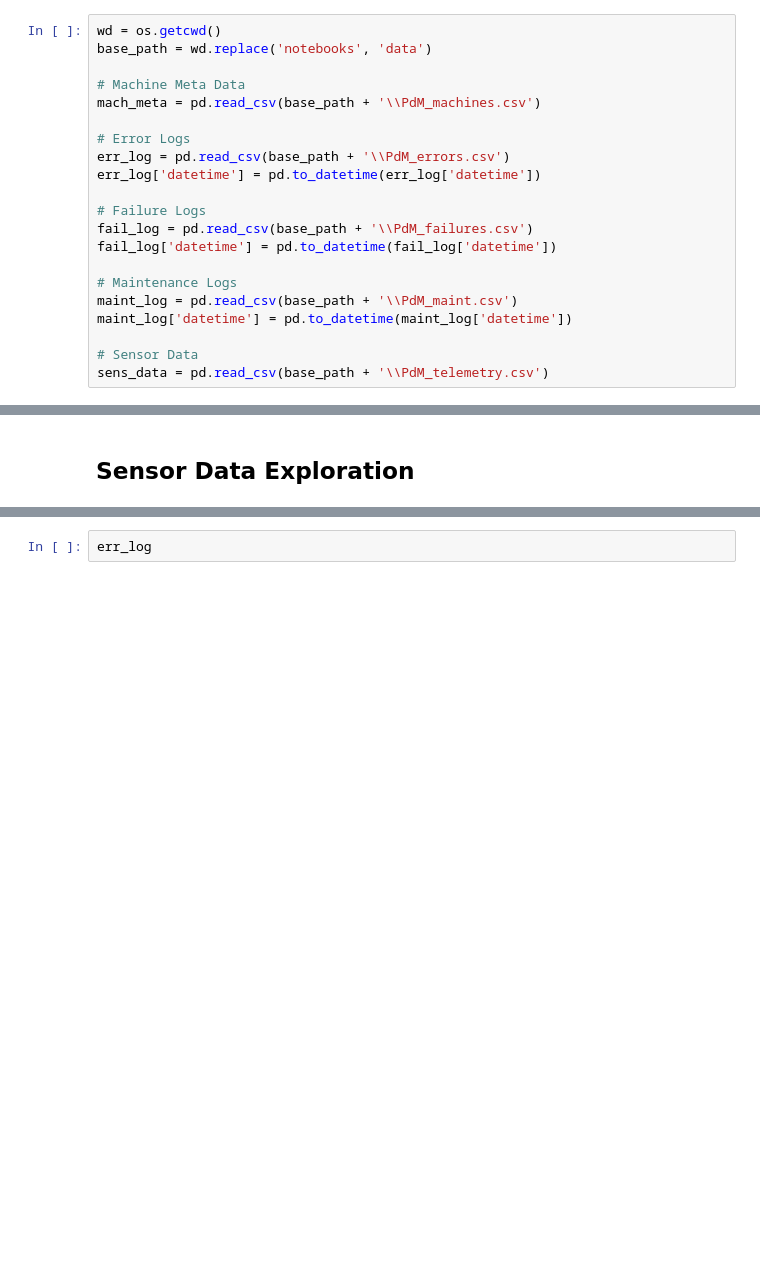
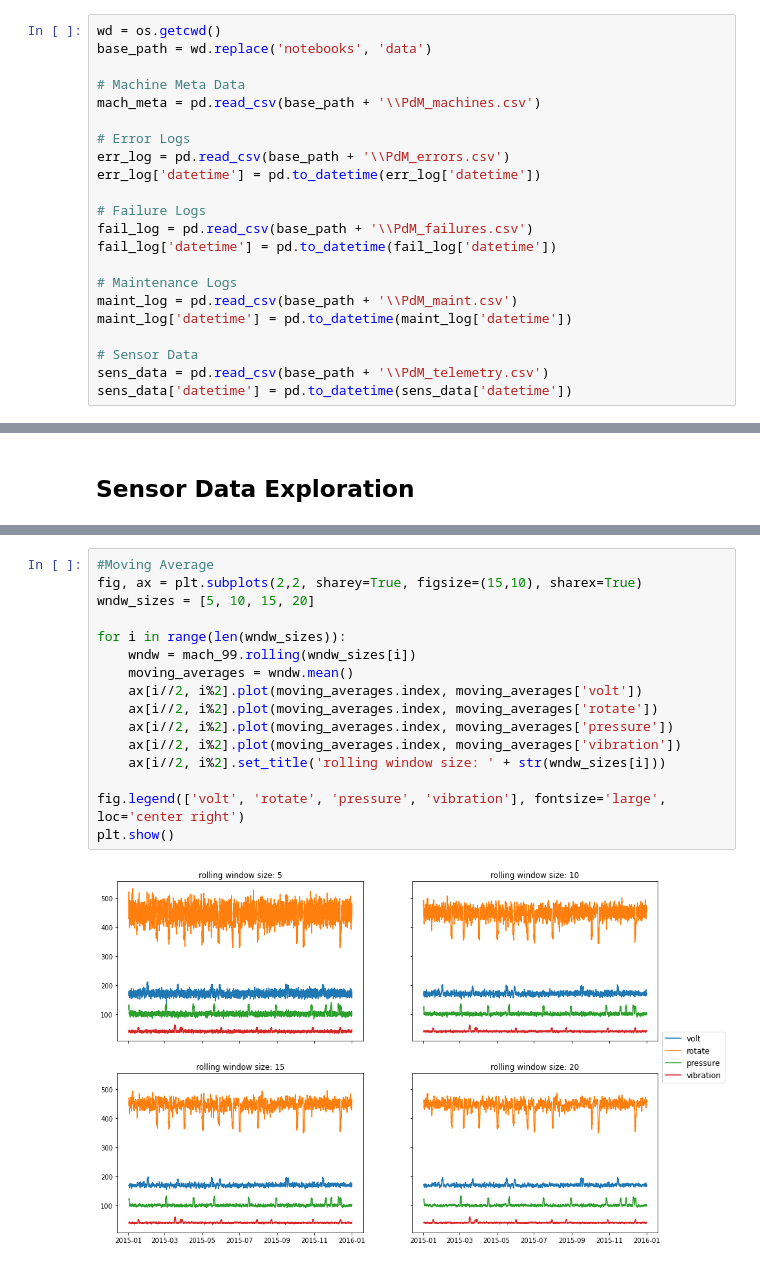
Before and after one commit to scosam/PredictiveMaintenance, a Jupyter notebook: notebooks/EDA.ipynb, the cells around one changed output, grey strips where cells are left out. Saved outputs shown, nothing was run; the diff lists cells and outputs as text; blank space fills up the shorter version.

Commit message:
Initial sensor data analysis

```diff
--- a/notebooks/EDA.ipynb
+++ b/notebooks/EDA.ipynb
@@ -42,6 +42,7 @@ maint_log['datetime'] = pd.to_datetime(maint_log['datetime'])
 
 # Sensor Data
 sens_data = pd.read_csv(base_path + '\\PdM_telemetry.csv')
+sens_data['datetime'] = pd.to_datetime(sens_data['datetime'])
 # %% [markdown]
 # Exploratory Data Analysis
 # %% [markdown]
@@ -318,2 +347,18 @@ plt.show()
-# %%
-err_log
+# %%
+#Moving Average
+fig, ax = plt.subplots(2,2, sharey=True, figsize=(15,10), sharex=True)
+wndw_sizes = [5, 10, 15, 20]
+
+for i in range(len(wndw_sizes)):
+    wndw = mach_99.rolling(wndw_sizes[i])
+    moving_averages = wndw.mean()
+    ax[i//2, i%2].plot(moving_averages.index, moving_averages['volt'])
+    ax[i//2, i%2].plot(moving_averages.index, moving_averages['rotate'])
+    ax[i//2, i%2].plot(moving_averages.index, moving_averages['pressure'])
+    ax[i//2, i%2].plot(moving_averages.index, moving_averages['vibration'])
+    ax[i//2, i%2].set_title('rolling window size: ' + str(wndw_sizes[i]))
+
+fig.legend(['volt', 'rotate', 'pressure', 'vibration'], fontsize='large', loc='center right')
+plt.show()
+# %% [output]
+[figure, added]
```
Also changed, not shown: parts of 14 cells of this notebook.
